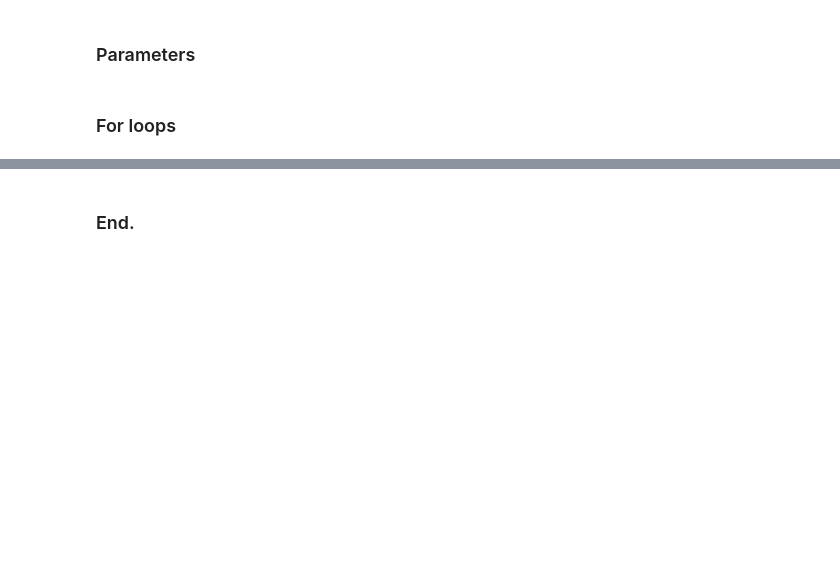
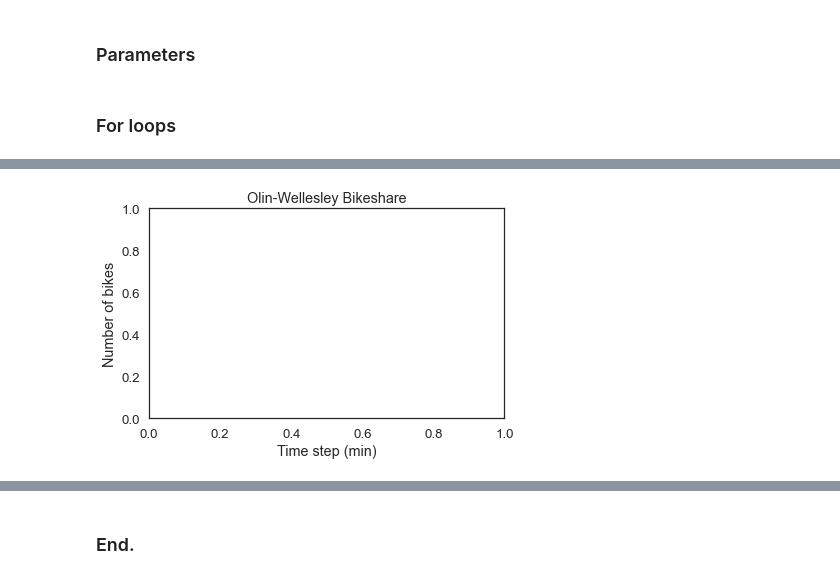
Before and after one commit to caiquemiranda/modeling-simulation-python, a Jupyter notebook: 02-Bike_share.ipynb, the cells around one changed output, grey strips where cells are left out. Saved outputs shown, nothing was run; the diff lists cells and outputs as text; code cells hidden in the pictures; blank space fills up the shorter version.

```diff
--- a/02-Bike_share.ipynb
+++ b/02-Bike_share.ipynb
@@ -133,3 +187,9 @@ if flip(p2):
+# %%
+decorate(title = 'Olin-Wellesley Bikeshare',
+         xlabel = 'Time step (min)',
+         ylabel = 'Number of bikes')
+# %% [output]
+[figure, added]
 # %%
 %reload_ext watermark
 %watermark -a "Caique Miranda" -gu "caiquemiranda" -iv
```
Also changed, not shown: parts of 18 cells of this notebook.
